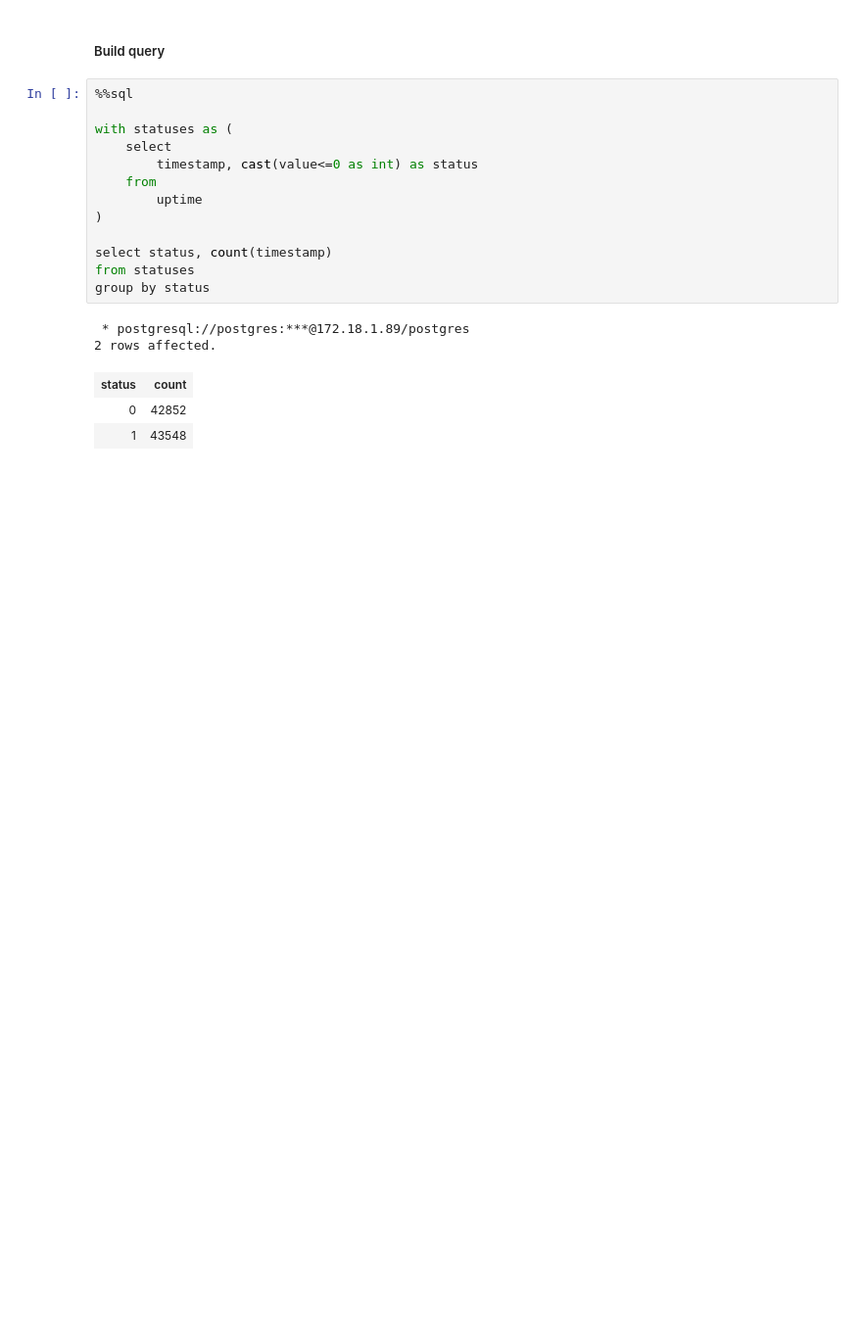
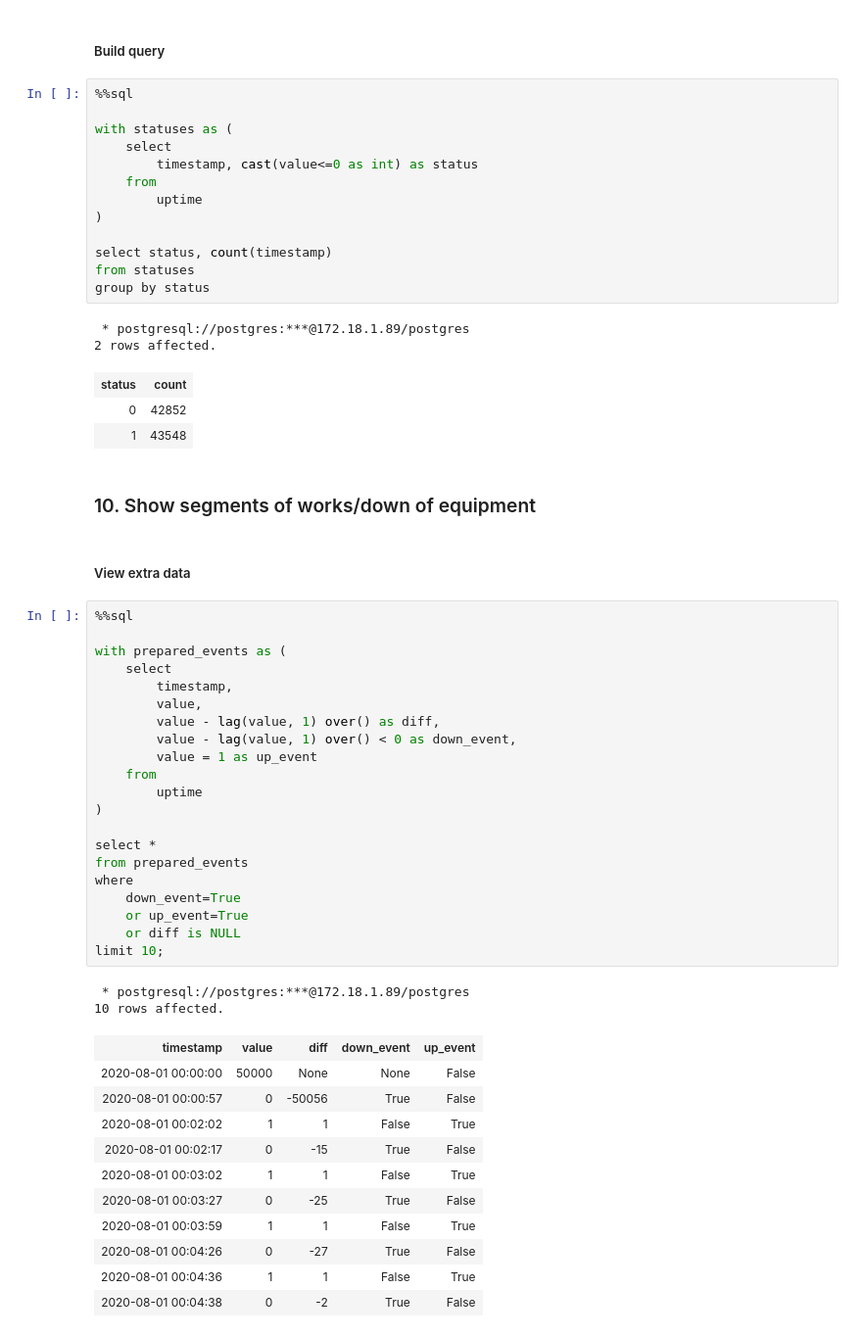
Before and after one commit to dimandms/sql_timeseries, a Jupyter notebook: lessons.ipynb, the cells around one changed output. Shown: that part at 98% size. Drawn from its saved outputs; the diff is of its cells as text; blank space fills up the shorter version.

```diff
--- a/lessons.ipynb
+++ b/lessons.ipynb
@@ -495,3 +495,42 @@ group by status
 | status | count |
 | 0 | 42852 |
 | 1 | 43548 |
+# %% [markdown]
+### 10. Show segments of works/down of equipment
+# %% [markdown]
+##### View extra data
+# %%
+%%sql
+
+with prepared_events as (
+    select
+        timestamp,
+        value,
+        value - lag(value, 1) over() as diff,
+        value - lag(value, 1) over() < 0 as down_event,
+        value = 1 as up_event
+    from
+        uptime
+)
+
+select *
+from prepared_events
+where
+    down_event=True
+    or up_event=True
+    or diff is NULL
+limit 10;
+# %% [output]
+ * postgresql://postgres:***@172.18.1.89/postgres
+10 rows affected.
+| timestamp | value | diff | down_event | up_event |
+| 2020-08-01 00:00:00 | 50000 | None | None | False |
+| 2020-08-01 00:00:57 | 0 | -50056 | True | False |
+| 2020-08-01 00:02:02 | 1 | 1 | False | True |
+| 2020-08-01 00:02:17 | 0 | -15 | True | False |
+| 2020-08-01 00:03:02 | 1 | 1 | False | True |
+| 2020-08-01 00:03:27 | 0 | -25 | True | False |
+| 2020-08-01 00:03:59 | 1 | 1 | False | True |
+| 2020-08-01 00:04:26 | 0 | -27 | True | False |
+| 2020-08-01 00:04:36 | 1 | 1 | False | True |
+| 2020-08-01 00:04:38 | 0 | -2 | True | False |
```
Also changed, not shown: parts of 2 cells of this notebook.
